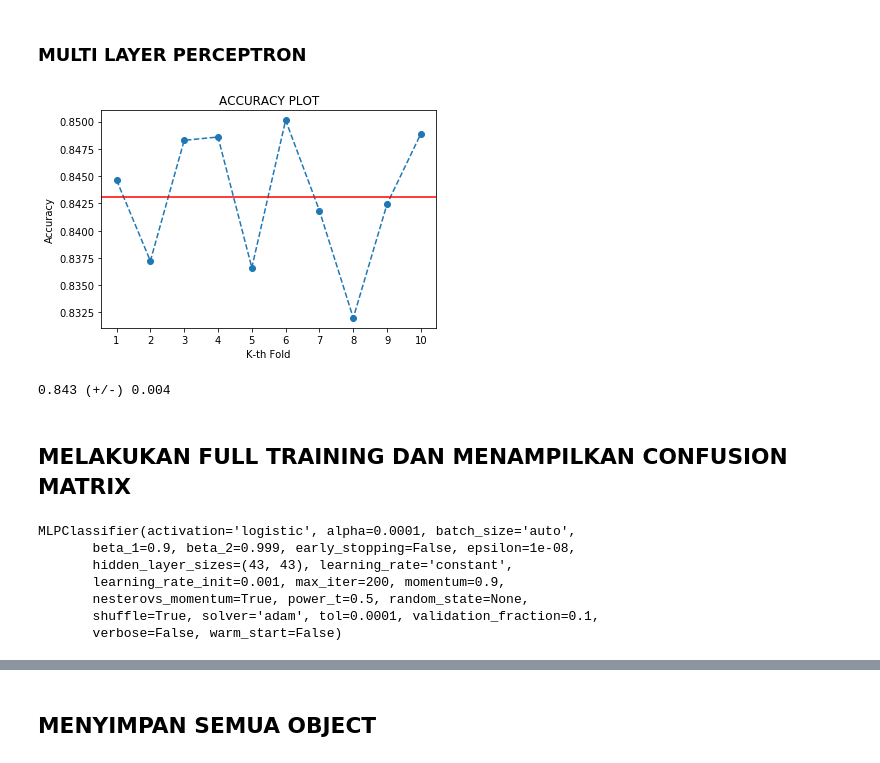
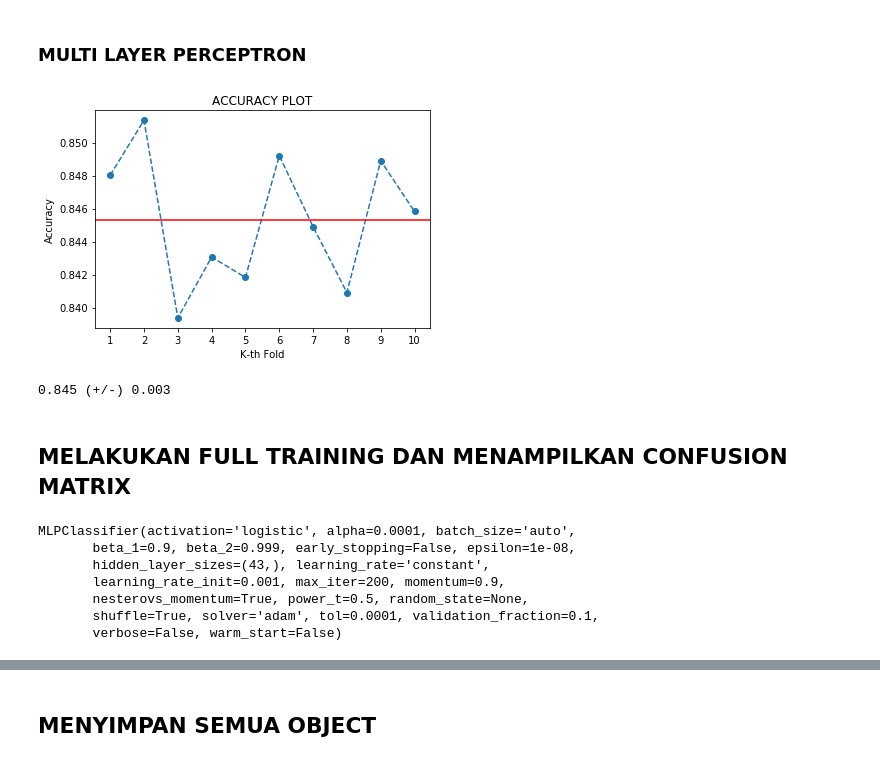
Before and after one commit to yjhouma/tubes-ai-dua, a Jupyter notebook: Part I/AI Tubes 2.ipynb, the cells around one changed output, grey strips where cells are left out. Saved outputs shown, nothing was run; the diff lists cells and outputs as text; code cells hidden in the pictures.

Commit message:
Ganti Model

```diff
--- a/Part I/AI Tubes 2.ipynb
+++ b/Part I/AI Tubes 2.ipynb
@@ -258,14 +283,14 @@ mean_confidence_interval(acc_KNN)
 ### MULTI LAYER PERCEPTRON
 # %%
 from sklearn.neural_network import MLPClassifier
-MLP_clf = MLPClassifier(hidden_layer_sizes=(43,43),activation='logistic')
+MLP_clf = MLPClassifier(hidden_layer_sizes=(43,),activation='logistic', max_iter=200)
 acc_MLP = cross_val_check(MLP_clf, data_train.drop('class', axis=1).values, data_train['class'].values)
 # %% [output]
-[figure, old version]
+[figure, new version]
 # %%
 mean_confidence_interval(acc_MLP)
 # %% [output]
-0.843 (+/-) 0.004
+0.845 (+/-) 0.003
 # %% [markdown]
 ## MELAKUKAN FULL TRAINING DAN MENAMPILKAN CONFUSION MATRIX
 # %%
@@ -306,12 +331,12 @@ def show_matrix(y_true, y_pred):
                       title='Confusion Matrix')
     plt.show()
 # %%
-final_model = MLPClassifier(hidden_layer_sizes=(43,43),activation='logistic')
+final_model = MLPClassifier(hidden_layer_sizes=(43,),activation='logistic', max_iter=200)
 final_model.fit(data_train.drop('class',axis=1).values, data_train['class'].values)
 # %% [output]
 MLPClassifier(activation='logistic', alpha=0.0001, batch_size='auto',
        beta_1=0.9, beta_2=0.999, early_stopping=False, epsilon=1e-08,
-       hidden_layer_sizes=(43, 43), learning_rate='constant',
+       hidden_layer_sizes=(43,), learning_rate='constant',
        learning_rate_init=0.001, max_iter=200, momentum=0.9,
        nesterovs_momentum=True, power_t=0.5, random_state=None,
        shuffle=True, solver='adam', tol=0.0001, validation_fraction=0.1,
```
Also changed, not shown: parts of 8 cells of this notebook, 4 other files.
